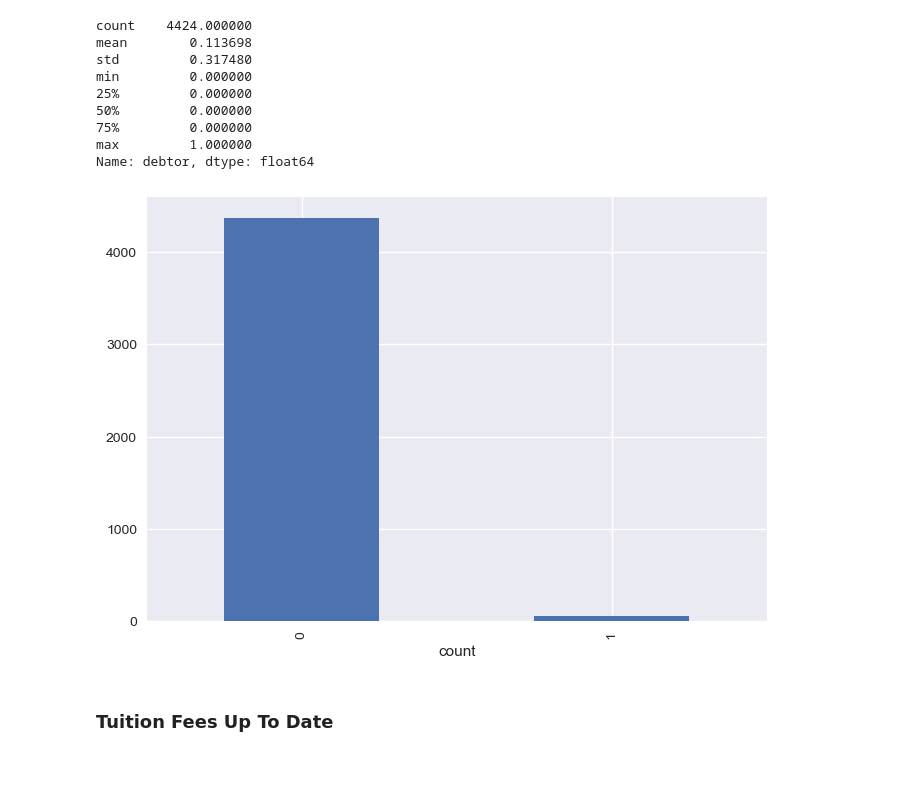
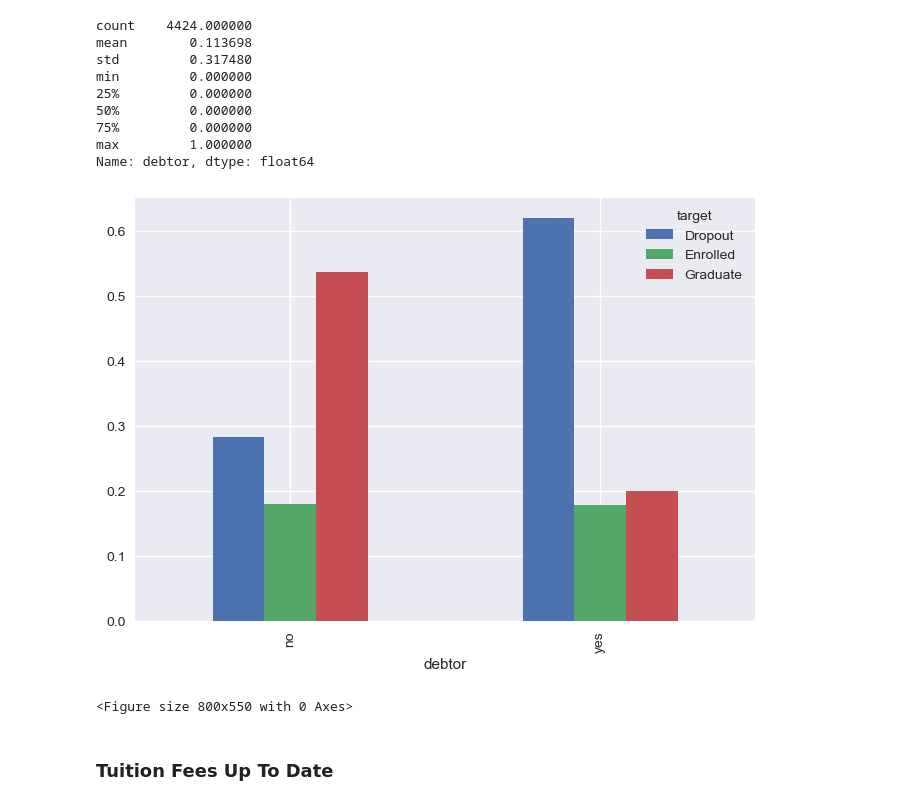
Before and after one commit to AndreJacobsPy/ai-academy-capstone, a Jupyter notebook: exploration.ipynb, the cells around one changed output. Cells and saved outputs as stored; diff of their text form; code cells hidden in the pictures; blank space fills up the shorter version.

```diff
--- a/exploration.ipynb
+++ b/exploration.ipynb
@@ -2095,9 +2150,14 @@ min         0.000000
 max         1.000000
 Name: debtor, dtype: float64
 # %%
-educational_special_needs.plot(xlabel='count', kind='bar');
+debtor_df = df.copy()
+debtor_df["debtor"] = debtor_df["debtor"].map({1: "yes", 0: "no"})
+group_data_for_plotting(debtor_df, "debtor").plot(kind="bar")
+plt.show()
+plt.savefig('plots/debtor.png')
 # %% [output]
-[figure, old version]
+[figure, new version]
+<Figure size 800x550 with 0 Axes>
 # %% [markdown]
 ### Tuition Fees Up To Date <a class="anchor" id="seventeenth-bullet">
 # %%
```
Also changed, not shown: parts of 37 cells of this notebook, 29 other files.
